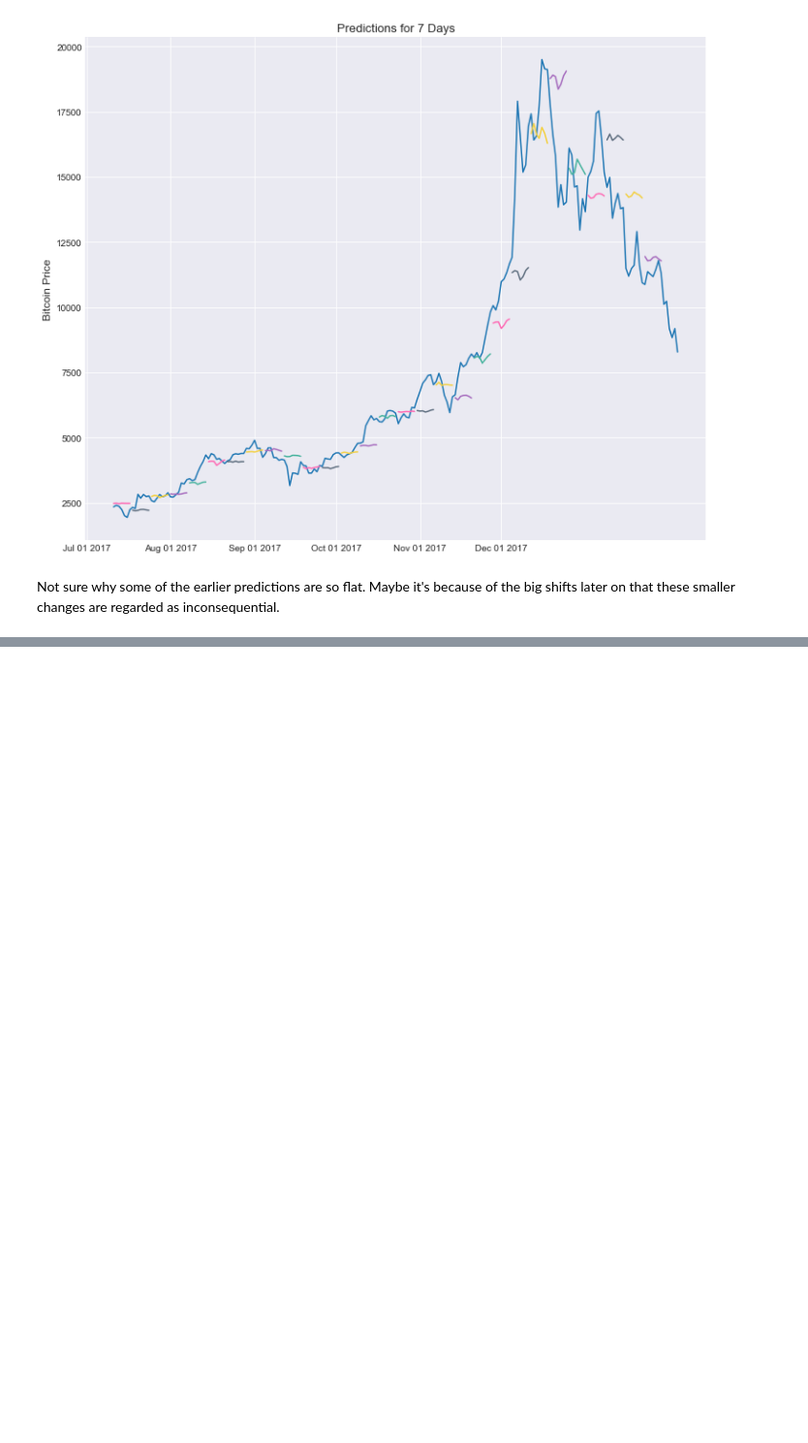
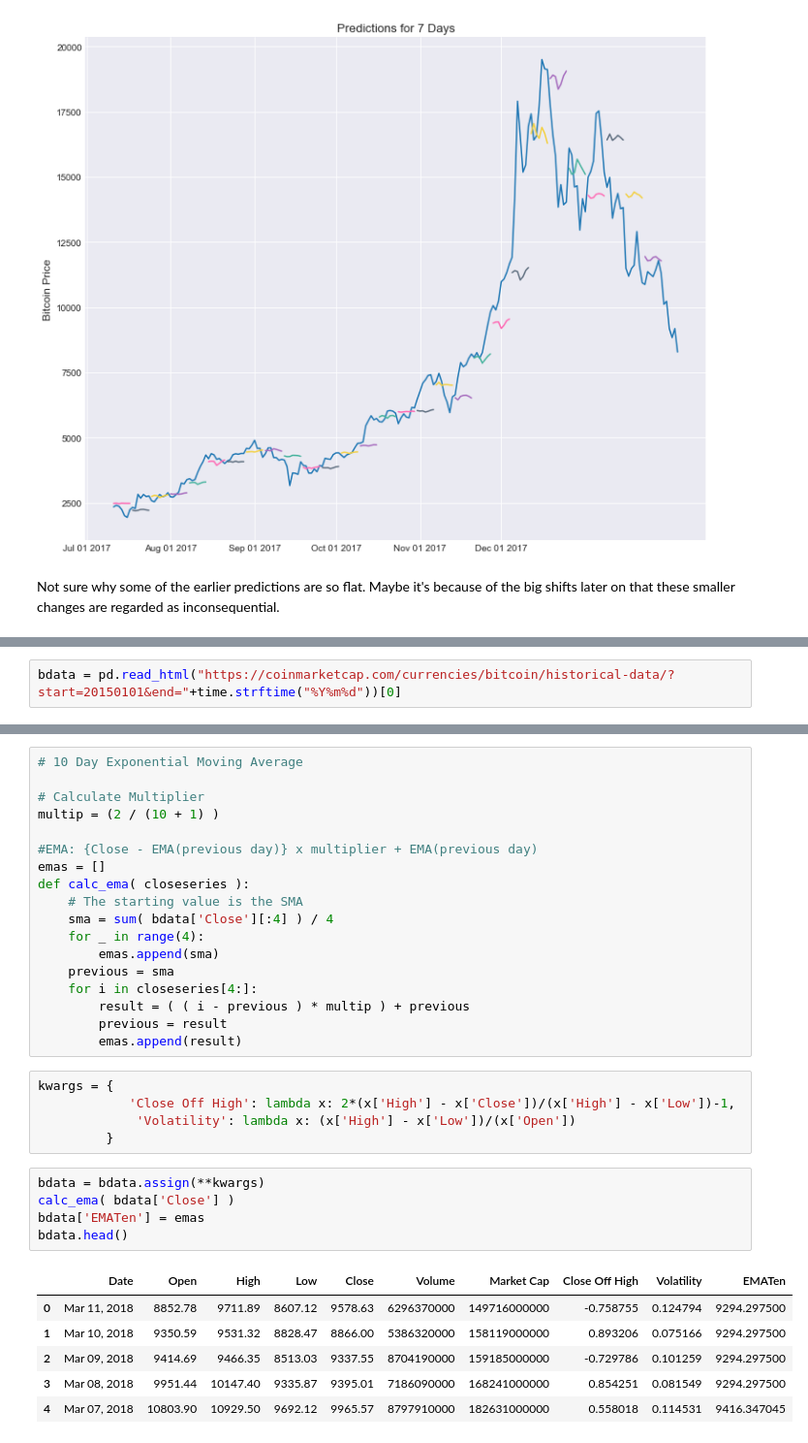
Before and after one commit to WillHTam/assorted_ml, a Jupyter notebook: BTC Analysis.ipynb, the cells around one changed output, grey strips where cells are left out. Shown at 97% size. Drawn from its saved outputs; the diff is of its cells as text; blank space fills up the shorter version.

```diff
--- a/BTC Analysis.ipynb
+++ b/BTC Analysis.ipynb
@@ -449,0 +456,2 @@ Not sure why some of the earlier predictions are so flat. Maybe it's because of
+# %%
+bdata = pd.read_html("https://coinmarketcap.com/currencies/bitcoin/historical-data/?start=20150101&end="+time.strftime("%Y%m%d"))[0]
@@ -449,0 +467,35 @@ Not sure why some of the earlier predictions are so flat. Maybe it's because of
+# %%
+# 10 Day Exponential Moving Average
+
+# Calculate Multiplier
+multip = (2 / (10 + 1) )
+
+#EMA: {Close - EMA(previous day)} x multiplier + EMA(previous day)
+emas = []
+def calc_ema( closeseries ):
+    # The starting value is the SMA
+    sma = sum( bdata['Close'][:4] ) / 4
+    for _ in range(4):
+        emas.append(sma)
+    previous = sma
+    for i in closeseries[4:]:
+        result = ( ( i - previous ) * multip ) + previous
+        previous = result
+        emas.append(result)
+# %%
+kwargs = {
+            'Close Off High': lambda x: 2*(x['High'] - x['Close'])/(x['High'] - x['Low'])-1,
+             'Volatility': lambda x: (x['High'] - x['Low'])/(x['Open'])
+         }
+# %%
+bdata = bdata.assign(**kwargs)
+calc_ema( bdata['Close'] )
+bdata['EMATen'] = emas
+bdata.head()
+# %% [output]
+|  | Date | Open | High | Low | Close | Volume | Market Cap | Close Off High | Volatility | EMATen |
+| 0 | Mar 11, 2018 | 8852.78 | 9711.89 | 8607.12 | 9578.63 | 6296370000 | 149716000000 | -0.758755 | 0.124794 | 9294.297500 |
+| 1 | Mar 10, 2018 | 9350.59 | 9531.32 | 8828.47 | 8866.00 | 5386320000 | 158119000000 | 0.893206 | 0.075166 | 9294.297500 |
+| 2 | Mar 09, 2018 | 9414.69 | 9466.35 | 8513.03 | 9337.55 | 8704190000 | 159185000000 | -0.729786 | 0.101259 | 9294.297500 |
+| 3 | Mar 08, 2018 | 9951.44 | 10147.40 | 9335.87 | 9395.01 | 7186090000 | 168241000000 | 0.854251 | 0.081549 | 9294.297500 |
+| 4 | Mar 07, 2018 | 10803.90 | 10929.50 | 9692.12 | 9965.57 | 8797910000 | 182631000000 | 0.558018 | 0.114531 | 9416.347045 |
```
Also changed, not shown: parts of 4 cells of this notebook.
